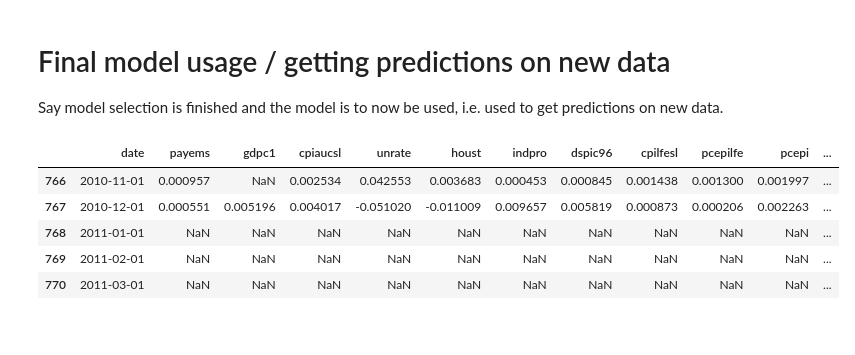
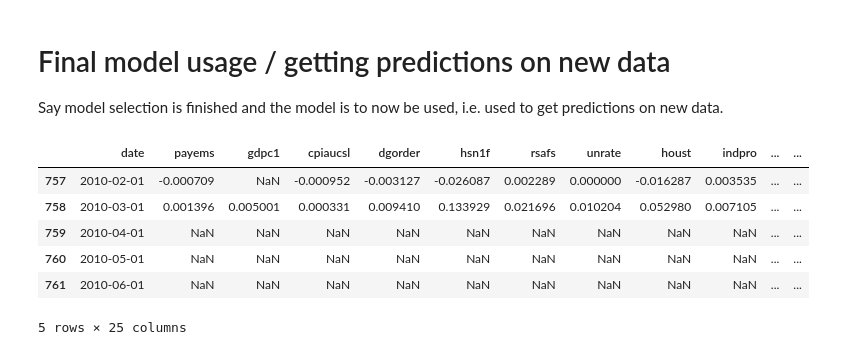
Before and after one commit to dhopp1/nowcasting_benchmark, a Jupyter notebook: methodologies/model_var.ipynb, the cells around one changed output. Drawn from its saved outputs; the diff is of its cells as text; code cells hidden in the pictures.

```diff
--- a/methodologies/model_var.ipynb
+++ b/methodologies/model_var.ipynb
@@ -59,13 +59,11 @@ lags = list(range(-2, 3))
 
 # train and test dates
 train_start_date = "1947-01-01"
-train_end_date = "2004-12-01"
 test_start_date = "2005-03-01"
-test_end_date = "2010-12-01"
+test_end_date = "2010-03-01"
 
-# train and test datasets
-train = data.loc[(data.date >= train_start_date) & (data.date <= train_end_date), :].reset_index(drop=True)
-test = data.loc[(data.date >= train_start_date) & (data.date <= test_end_date), :].reset_index(drop=True) # let test set data begin from training begin, data lag/time series for test sets can go back into the training data
+# test dataset
+test = data.loc[(data.date >= train_start_date) & (data.date <= test_end_date), :].reset_index(drop=True)
 # %% [markdown]
 Data should be a dataframe of seasonally adjusted growth rates with months in rows and quarterly variables in the last month of the quarter, with `np.nan`s for interquarter months.
 # %%
@@ -161,24 +159,25 @@ pd.DataFrame({
 # Final model usage / getting predictions on new data
 Say model selection is finished and the model is to now be used, i.e. used to get predictions on new data.
 # %%
-# the test data ends 2010-12-01, let's say we wanted to predict 2011-03-01
+# the test data ends 2010-03-01, let's say we wanted to predict 2010-06-01
 new_data = test.copy()
 
 # the date we want predicted must be in the date, if it's not there it must be added
-desired_date = pd.to_datetime("2011-03-01")
+desired_date = pd.to_datetime("2010-06-01")
 
 while desired_date > np.max(new_data.date):
     new_data.loc[len(new_data), "date"] = np.max(new_data.date) + pd.DateOffset(months=1)
 
 # we can now confirm the date we want to forecast is in the dataframe, even if all values are missing
 new_data.tail()
 # %% [output]
-|  | date | payems | gdpc1 | cpiaucsl | unrate | houst | indpro | dspic96 | cpilfesl | pcepilfe | pcepi | ... |
-| 766 | 2010-11-01 | 0.000957 | NaN | 0.002534 | 0.042553 | 0.003683 | 0.000453 | 0.000845 | 0.001438 | 0.001300 | 0.001997 | ... |
-| 767 | 2010-12-01 | 0.000551 | 0.005196 | 0.004017 | -0.051020 | -0.011009 | 0.009657 | 0.005819 | 0.000873 | 0.000206 | 0.002263 | ... |
-| 768 | 2011-01-01 | NaN | NaN | NaN | NaN | NaN | NaN | NaN | NaN | NaN | NaN | ... |
-| 769 | 2011-02-01 | NaN | NaN | NaN | NaN | NaN | NaN | NaN | NaN | NaN | NaN | ... |
-| 770 | 2011-03-01 | NaN | NaN | NaN | NaN | NaN | NaN | NaN | NaN | NaN | NaN | ... |
+|  | date | payems | gdpc1 | cpiaucsl | dgorder | hsn1f | rsafs | unrate | houst | indpro | ... | ... |
+| 757 | 2010-02-01 | -0.000709 | NaN | -0.000952 | -0.003127 | -0.026087 | 0.002289 | 0.000000 | -0.016287 | 0.003535 | ... | ... |
+| 758 | 2010-03-01 | 0.001396 | 0.005001 | 0.000331 | 0.009410 | 0.133929 | 0.021696 | 0.010204 | 0.052980 | 0.007105 | ... | ... |
+| 759 | 2010-04-01 | NaN | NaN | NaN | NaN | NaN | NaN | NaN | NaN | NaN | ... | ... |
+| 760 | 2010-05-01 | NaN | NaN | NaN | NaN | NaN | NaN | NaN | NaN | NaN | ... | ... |
+| 761 | 2010-06-01 | NaN | NaN | NaN | NaN | NaN | NaN | NaN | NaN | NaN | ... | ... |
+5 rows × 25 columns
 # %%
 # get data in format necessary for model
 new_data[target_variable] = new_data[target_variable].shift(3)
```
Also changed, not shown: parts of 7 cells of this notebook, 1 other file.
